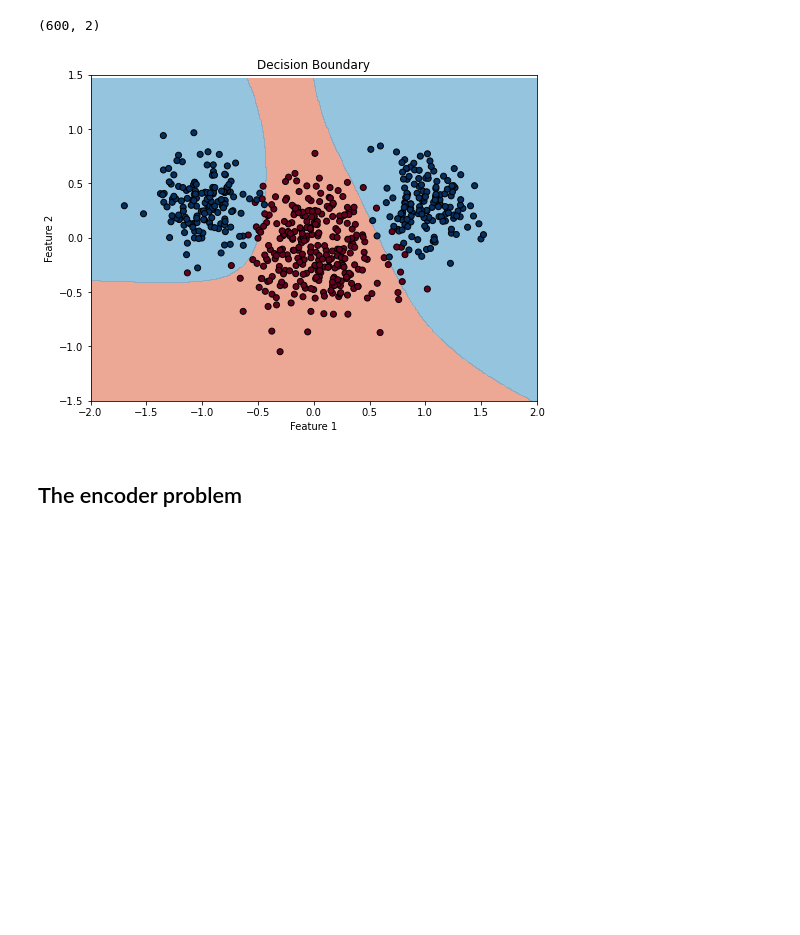
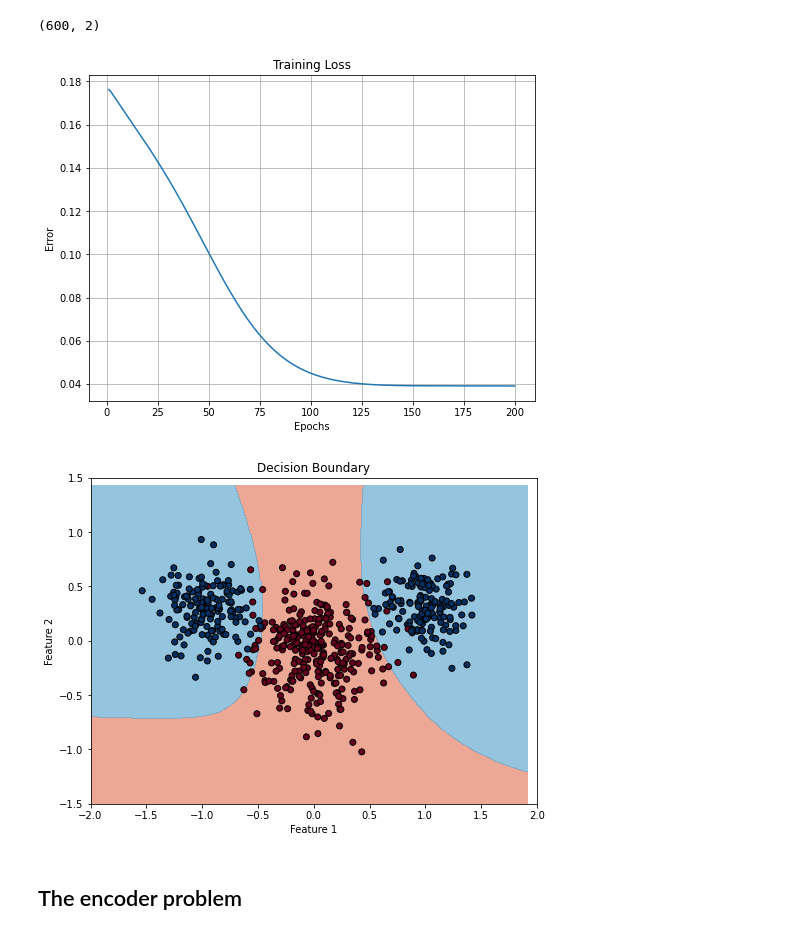
Before and after one commit to kyebinan/Deep_Learning_KTH, a Jupyter notebook: LAB1B/notebook2.ipynb, the cells around one changed output. Saved outputs shown, nothing was run; the diff lists cells and outputs as text; code cells hidden in the pictures; blank space fills up the shorter version.

Commit message:
Fixed training loss plot

```diff
--- a/LAB1B/notebook2.ipynb
+++ b/LAB1B/notebook2.ipynb
@@ -21,13 +21,14 @@ data.shape
 (600, 2)
 # %%
 input_dim = 2
-hidden_dim = 10
+hidden_dim = 12
 output_dim = 1
 
 perceptron = mlp.MultiLayersPerceptron(input_dim, hidden_dim, output_dim, task=mlp.TASK1)
-perceptron.train(data, label, epochs=200, lr = 0.01, batch_size=50)
+perceptron.train(data, label, epochs=200, lr = 0.0075, batch_size=50)
 # %% [output]
-[figure, old version]
+[figure, new version]
+[figure, added]
 # %% [markdown]
 ## The encoder problem
 # %%
```
Also changed, not shown: parts of 2 cells of this notebook, 1 other file.
